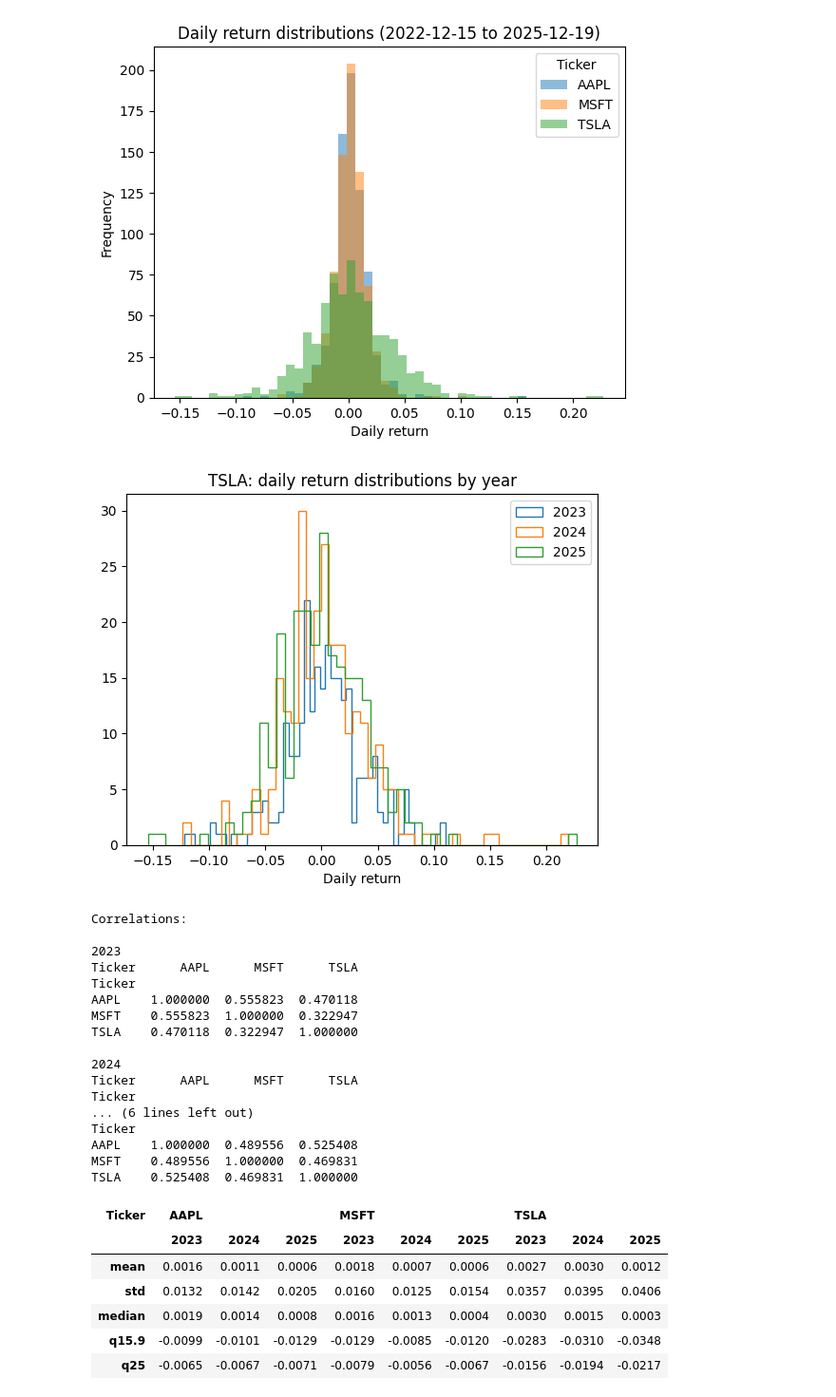
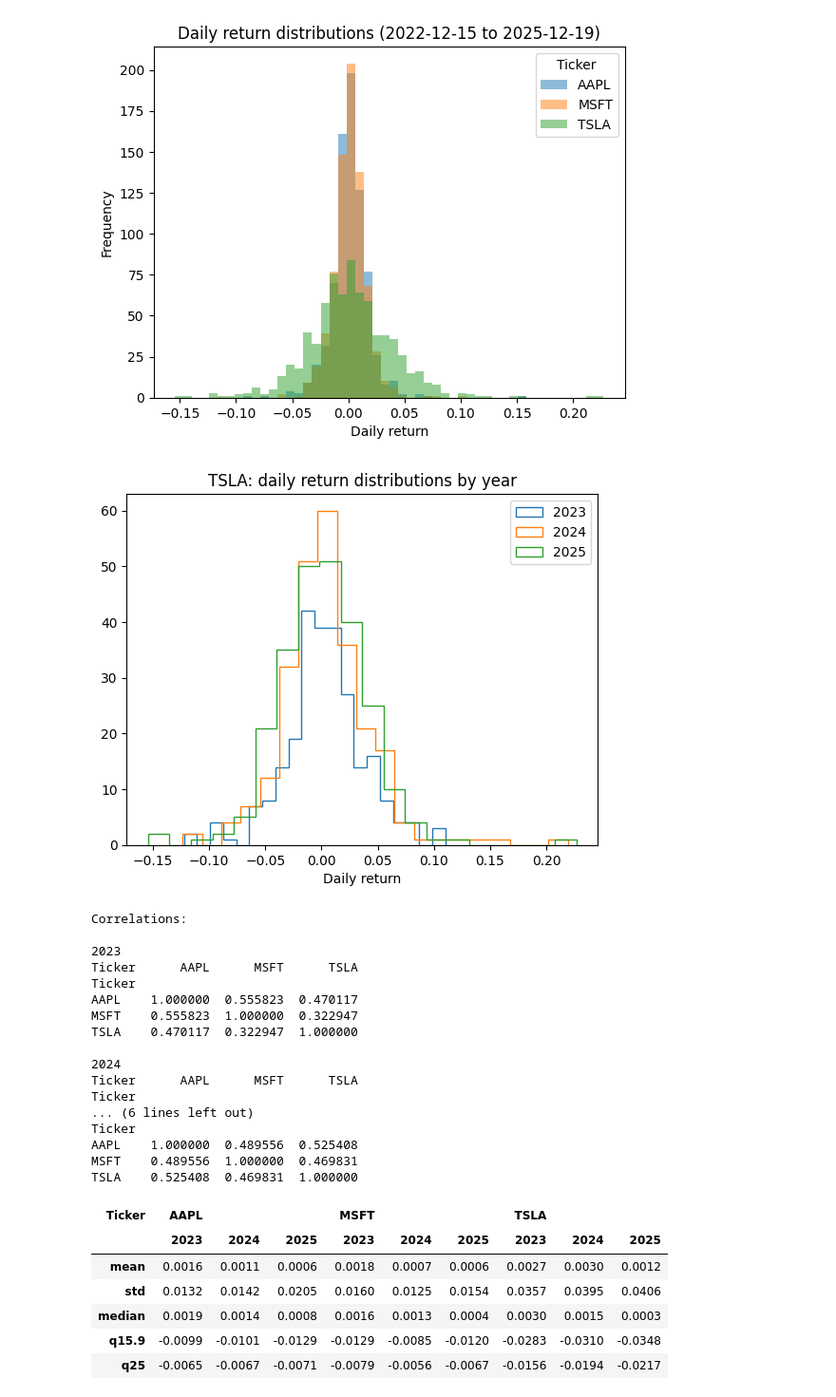
Before and after one commit to ChrisVergis/PortfolioDiversify, a Jupyter notebook: DataPrep.ipynb, the cells around one changed output. Shown at 95% size. Drawn from its saved outputs; the diff is of its cells as text; code cells hidden in the pictures.

```diff
--- a/DataPrep.ipynb
+++ b/DataPrep.ipynb
@@ -220,43 +222,43 @@ plt.show()
 # %%
 periods = {
     "2023": ("2022-12-18", "2023-12-18"),
     "2024": ("2023-12-19", "2024-12-18"),
     "2025": ("2024-12-19", "2025-12-18"),
 }
 asset = "TSLA"
 
 fig, ax = plt.subplots()
 
 for year, (start, end) in periods.items():
     yearly = rets.loc[start:end]
     ax.hist(
         yearly[asset],
-        bins=50,
+        bins=20,
         alpha=1,
         label=year,
         histtype='step'
     )
 
 ax.set_title(f"{asset}: daily return distributions by year")
 ax.set_xlabel("Daily return")
 ax.legend()
 
 plt.show()
 print("Correlations:")
 for year, (start, end) in periods.items():
     yearly = rets.loc[start:end]
     print(f"\n{year}")
     print(yearly.corr())
 # %% [output]
-[figure, old version]
+[figure, new version]
 Correlations:
 
 2023
 Ticker      AAPL      MSFT      TSLA
 Ticker
-AAPL    1.000000  0.555823  0.470118
+AAPL    1.000000  0.555823  0.470117
 MSFT    0.555823  1.000000  0.322947
-TSLA    0.470118  0.322947  1.000000
+TSLA    0.470117  0.322947  1.000000
 
 2024
 Ticker      AAPL      MSFT      TSLA
```
Also changed, not shown: parts of 4 cells of this notebook, 1 other file.
